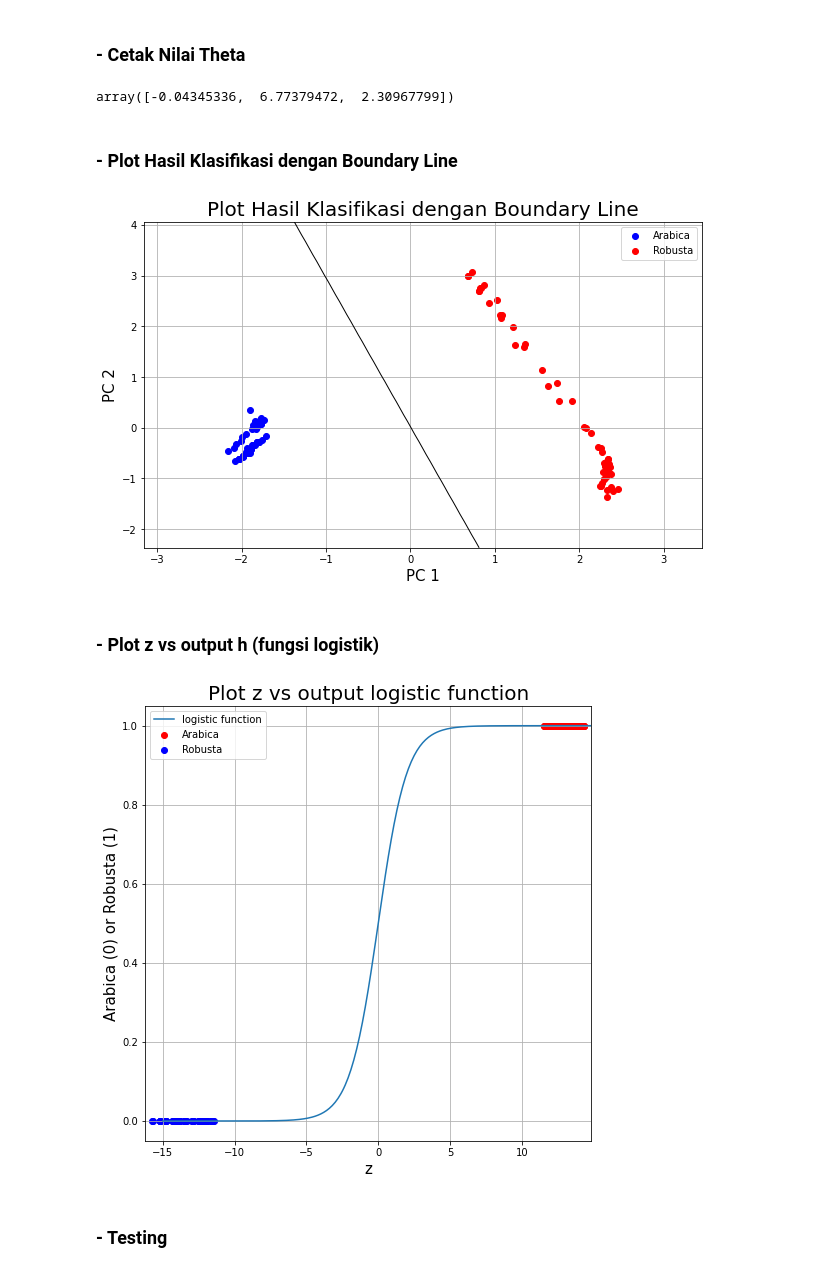
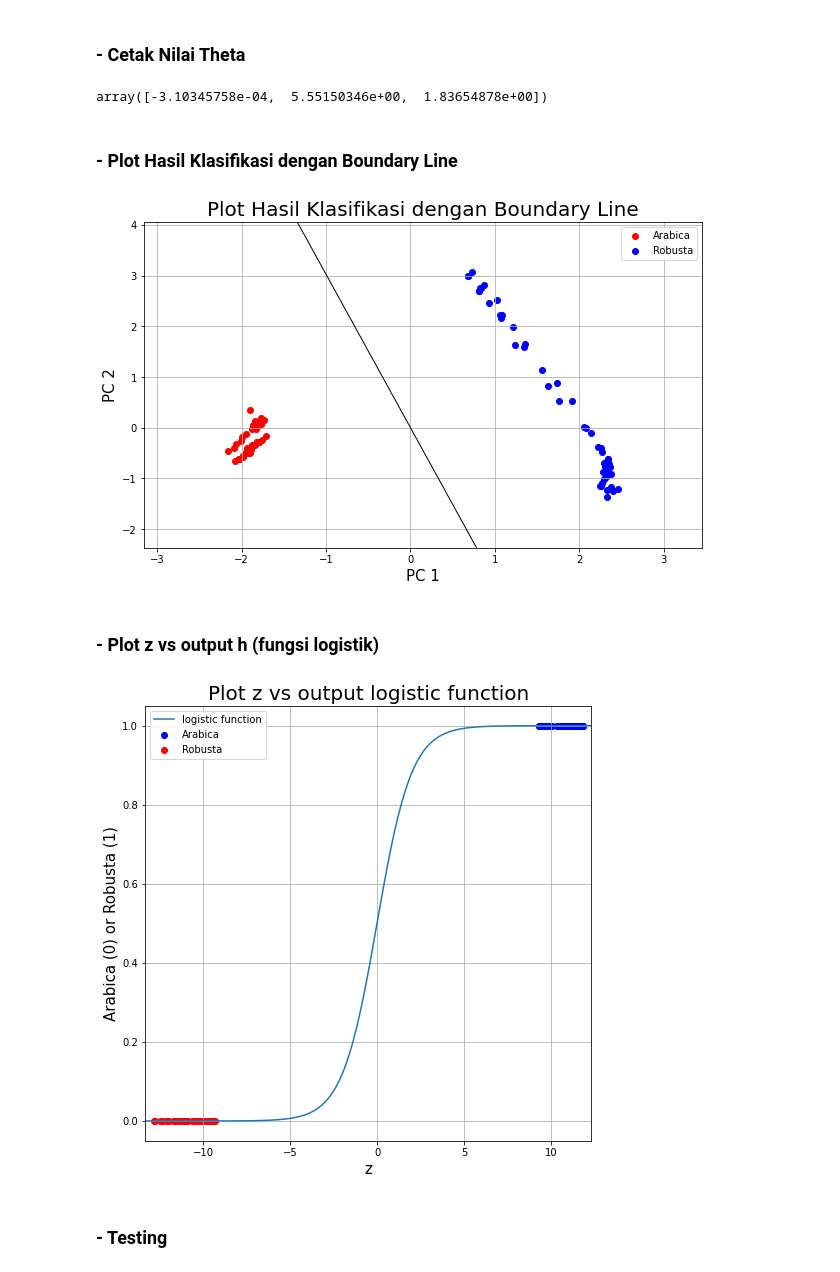
Before and after one commit to GusZandy/Logistic-Regression-2, a Jupyter notebook: LogisticRegression_2.ipynb, the cells around one changed output. Cells and saved outputs as stored; diff of their text form; code cells hidden in the pictures.

```diff
--- a/LogisticRegression_2.ipynb
+++ b/LogisticRegression_2.ipynb
@@ -224,7 +224,7 @@ data_y = data_y.flatten()
 # %% [markdown]
 ### - Membuat obyek dari kelas LogisticRegression
 # %%
-model = LogisticRegression(data_x=data_x, data_y=data_y, learning_rate=0.01, num_iteration=100000)
+model = LogisticRegression(data_x=data_x, data_y=data_y, learning_rate=0.01, num_iteration=10000)
 # %% [markdown]
 ### - Training Data
 # %%
@@ -252,7 +252,7 @@ Wall time: 5min 59s
 # %%
 model.theta
 # %% [output]
-array([-0.04345336,  6.77379472,  2.30967799])
+array([-3.10345758e-04,  5.55150346e+00,  1.83654878e+00])
 # %% [markdown]
 ### - Plot Hasil Klasifikasi dengan Boundary Line
 # %%
@@ -263,8 +263,8 @@ plt.figure(figsize=(10, 6))
 plt.xlabel('PC 1', fontsize = 15)
 plt.ylabel('PC 2', fontsize = 15)
 plt.title('Plot Hasil Klasifikasi dengan Boundary Line', fontsize = 20)
-plt.scatter(X[y == 0][:, 0], X[y == 0][:, 1], color='b', label='0')
-plt.scatter(X[y == 1][:, 0], X[y == 1][:, 1], color='r', label='1')
+plt.scatter(X[y == 0][:, 0], X[y == 0][:, 1], color='r', label='0')
+plt.scatter(X[y == 1][:, 0], X[y == 1][:, 1], color='b', label='1')
 plt.legend(['Arabica', 'Robusta'])
 plt.grid()
 x1_min, x1_max = X[:,0].min() - 1, X[:,0].max() + 1,
@@ -274,35 +274,35 @@ grid = np.c_[xx1.ravel(), xx2.ravel()]
 probs = model.predict_prob(grid).reshape(xx1.shape)
 plt.contour(xx1, xx2, probs, [0.5], linewidths=1, colors='black');
 # %% [output]
-[figure, old version]
+[figure, new version]
 # %% [markdown]
 ### - Plot z vs output h (fungsi logistik)
 # %%
 def sigmoid(theta, x):
     x = np.concatenate((np.ones((x.shape[0], 1)), x), axis=1)
     z = np.dot(x, theta)
     return z, 1 / (1 + np.exp(-z))
 
 idx = np.array([[i, i] for i in np.arange(-15, 15, 0.1)])
 out = sigmoid(model.theta, idx)
 
 fig = plt.figure(figsize = (8,8))
 ax = fig.add_subplot(1,1,1)
 ax.set_xlabel('z', fontsize = 15)
 ax.set_ylabel('Arabica (0) or Robusta (1)', fontsize = 15)
 ax.set_title('Plot z vs output logistic function', fontsize = 20)
 
 z, data_prediction = sigmoid(model.theta, data_x)
-plt.scatter(z[y == 1], data_prediction[y == 1], color='r', label='Arabica')
-plt.scatter(z[y == 0], data_prediction[y == 0], color='b', label='Robusta')
+plt.scatter(z[y == 1], data_prediction[y == 1], color='b', label='Robusta')
+plt.scatter(z[y == 0], data_prediction[y == 0], color='r', label='Arabica')
 
 ax.plot(idx[:,1], [1 / (1 + np.exp(-i)) for i in idx[:,1]])
 plt.xlim(min(z) - 0.5,
          max(z) + 0.5)
 ax.legend(['logistic function', 'Arabica', 'Robusta'])
 ax.grid()
 # %% [output]
-[figure, old version]
+[figure, new version]
 # %% [markdown]
 ### - Testing
 # %%
```
Also changed, not shown: parts of 3 cells of this notebook.
